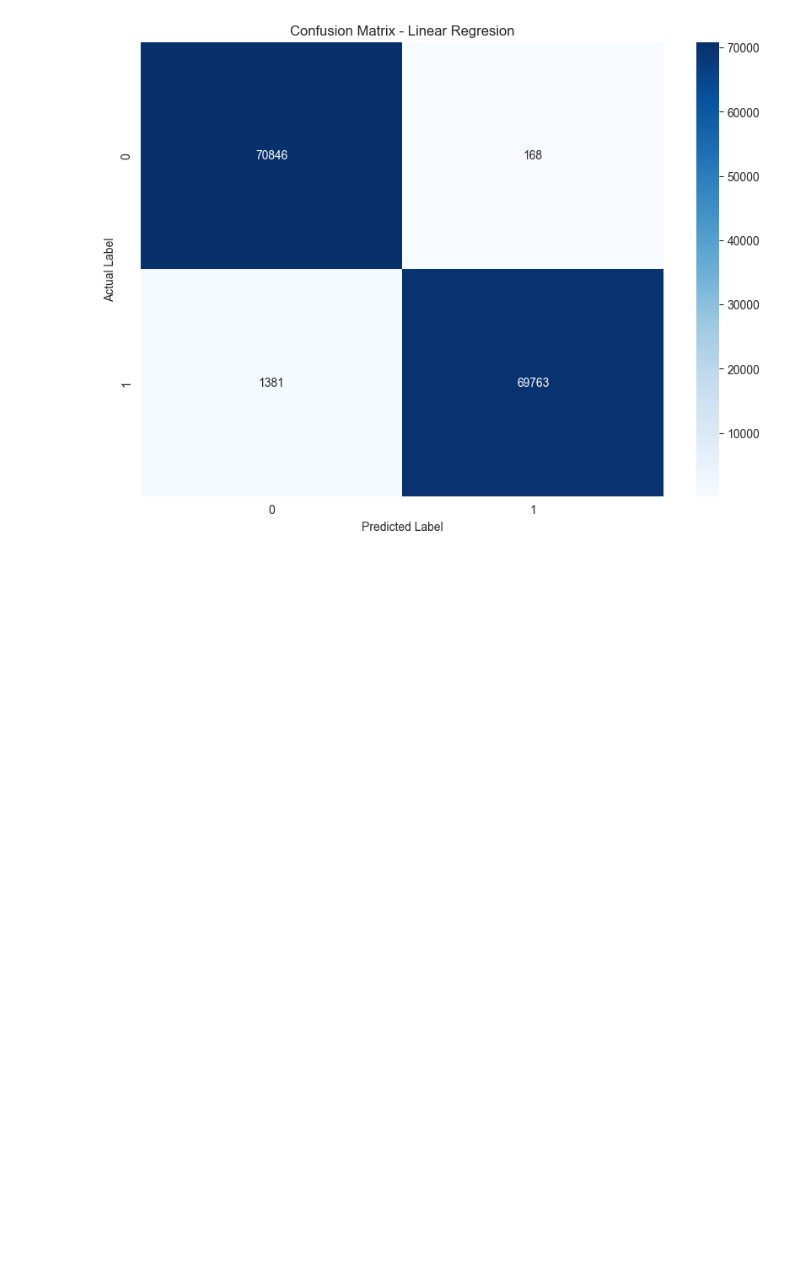
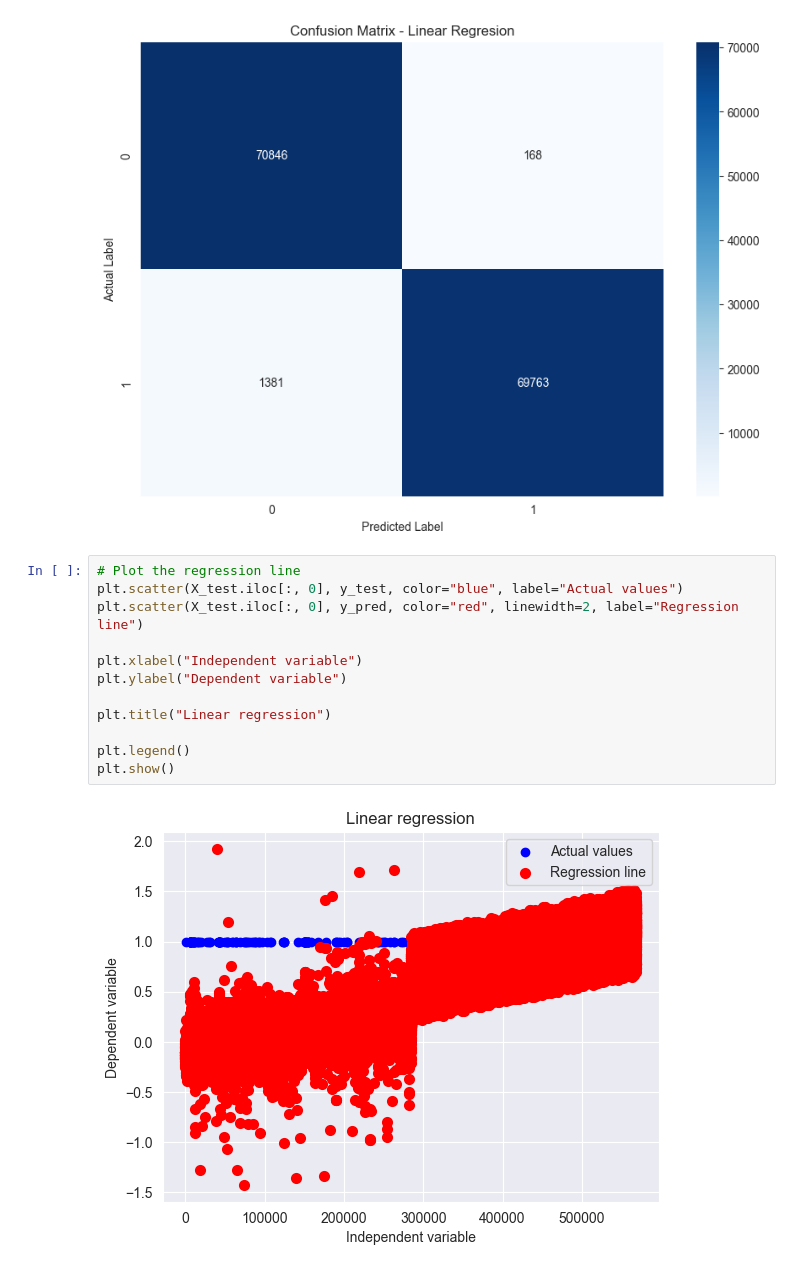
Before and after one commit to VinukaSilva/Credit-Card-Fraud-Detection, a Jupyter notebook: Linear Regression.ipynb, the cells around one changed output. Cells and saved outputs as stored; diff of their text form; blank space fills up the shorter version.

Commit message:
Plotting the Regression line

```diff
--- a/Linear Regression.ipynb
+++ b/Linear Regression.ipynb
@@ -81,3 +81,17 @@ Confusion Matrix:
  [ 1381 69763]]
 Text(0.5, 47.7222222222222, 'Predicted Label')
 [figure]
+# %%
+# Plot the regression line
+plt.scatter(X_test.iloc[:, 0], y_test, color="blue", label="Actual values")
+plt.scatter(X_test.iloc[:, 0], y_pred, color="red", linewidth=2, label="Regression line")
+
+plt.xlabel("Independent variable")
+plt.ylabel("Dependent variable")
+
+plt.title("Linear regression")
+
+plt.legend()
+plt.show()
+# %% [output]
+[figure, added]
```
